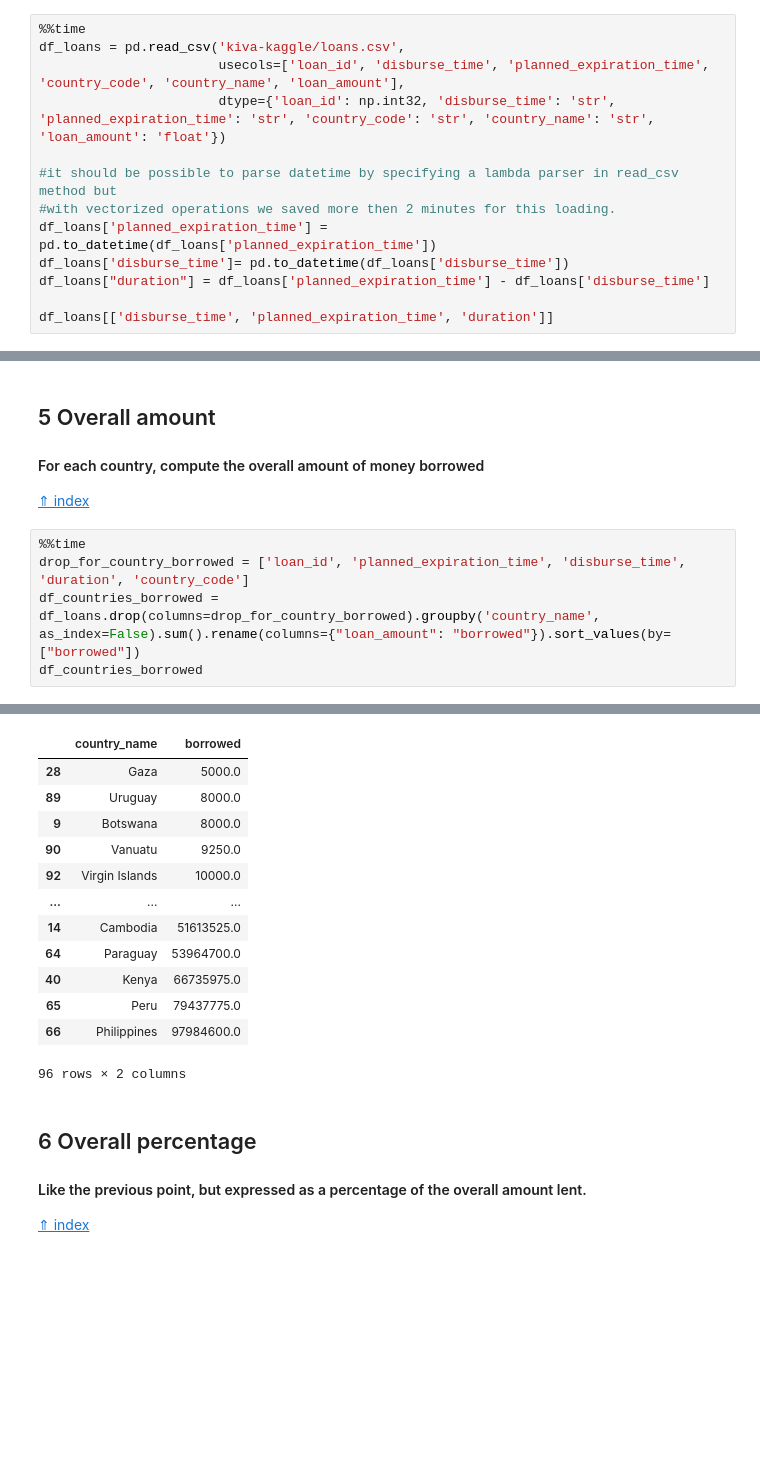
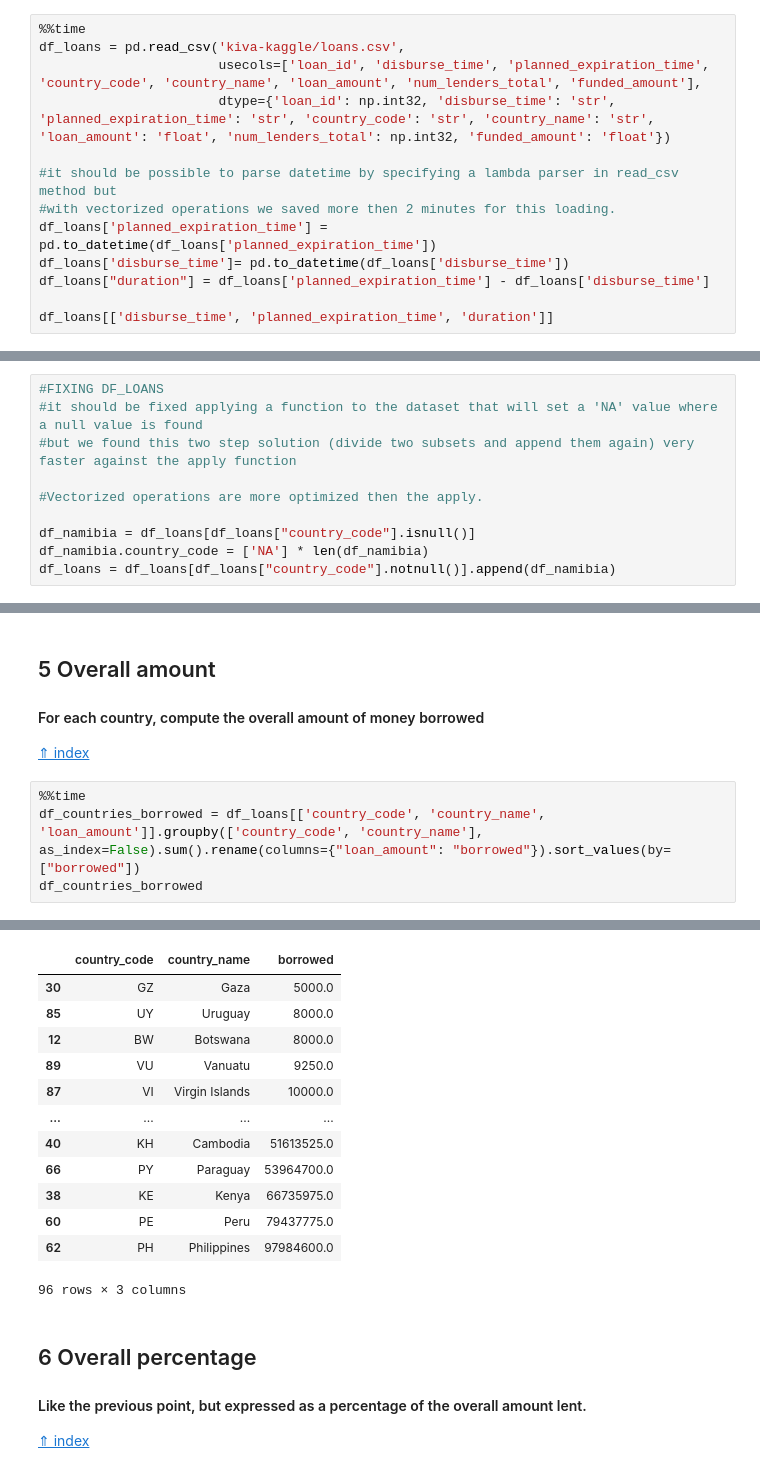
Before and after one commit to kayne87/FoCS, a Jupyter notebook: FoCS.ipynb, the cells around one changed output, grey strips where cells are left out. Saved outputs shown, nothing was run; the diff lists cells and outputs as text; blank space fills up the shorter version.

```diff
--- a/FoCS.ipynb
+++ b/FoCS.ipynb
@@ -81,8 +83,8 @@ Specifying column names and types we can avoid unnecessary data and boost perfor
 # %%
 %%time
 df_loans = pd.read_csv('kiva-kaggle/loans.csv',
-                       usecols=['loan_id', 'disburse_time', 'planned_expiration_time', 'country_code', 'country_name', 'loan_amount'],
-                       dtype={'loan_id': np.int32, 'disburse_time': 'str', 'planned_expiration_time': 'str', 'country_code': 'str', 'country_name': 'str', 'loan_amount': 'float'})
+                       usecols=['loan_id', 'disburse_time', 'planned_expiration_time', 'country_code', 'country_name', 'loan_amount', 'num_lenders_total', 'funded_amount'],
+                       dtype={'loan_id': np.int32, 'disburse_time': 'str', 'planned_expiration_time': 'str', 'country_code': 'str', 'country_name': 'str', 'loan_amount': 'float', 'num_lenders_total': np.int32, 'funded_amount': 'float'})
 
 #it should be possible to parse datetime by specifying a lambda parser in read_csv method but
 #with vectorized operations we saved more then 2 minutes for this loading.
@@ -146,0 +164,10 @@ True
+# %%
+#FIXING DF_LOANS
+#it should be fixed applying a function to the dataset that will set a 'NA' value where a null value is found
+#but we found this two step solution (divide two subsets and append them again) very faster against the apply function
+
+#Vectorized operations are more optimized then the apply.
+
+df_namibia = df_loans[df_loans["country_code"].isnull()]
+df_namibia.country_code = ['NA'] * len(df_namibia)
+df_loans = df_loans[df_loans["country_code"].notnull()].append(df_namibia)
@@ -157,7 +203,6 @@ NameError: name 'drop_for_country_group' is not defined
 [⇑ index](#main)
 # %%
 %%time
-drop_for_country_borrowed = ['loan_id', 'planned_expiration_time', 'disburse_time', 'duration', 'country_code']
-df_countries_borrowed = df_loans.drop(columns=drop_for_country_borrowed).groupby('country_name', as_index=False).sum().rename(columns={"loan_amount": "borrowed"}).sort_values(by=["borrowed"])
+df_countries_borrowed = df_loans[['country_code', 'country_name', 'loan_amount']].groupby(['country_code', 'country_name'], as_index=False).sum().rename(columns={"loan_amount": "borrowed"}).sort_values(by=["borrowed"])
 df_countries_borrowed
 # %% [output]
@@ -165,16 +210,16 @@ Wall time: 114 ms
-|  | country_name | borrowed |
-| 28 | Gaza | 5000.0 |
-| 89 | Uruguay | 8000.0 |
-| 9 | Botswana | 8000.0 |
-| 90 | Vanuatu | 9250.0 |
-| 92 | Virgin Islands | 10000.0 |
-| ... | ... | ... |
-| 14 | Cambodia | 51613525.0 |
-| 64 | Paraguay | 53964700.0 |
-| 40 | Kenya | 66735975.0 |
-| 65 | Peru | 79437775.0 |
-| 66 | Philippines | 97984600.0 |
+|  | country_code | country_name | borrowed |
+| 30 | GZ | Gaza | 5000.0 |
+| 85 | UY | Uruguay | 8000.0 |
+| 12 | BW | Botswana | 8000.0 |
+| 89 | VU | Vanuatu | 9250.0 |
+| 87 | VI | Virgin Islands | 10000.0 |
+| ... | ... | ... | ... |
+| 40 | KH | Cambodia | 51613525.0 |
+| 66 | PY | Paraguay | 53964700.0 |
+| 38 | KE | Kenya | 66735975.0 |
+| 60 | PE | Peru | 79437775.0 |
+| 62 | PH | Philippines | 97984600.0 |
-96 rows × 2 columns
+96 rows × 3 columns
 # %% [markdown]
 ## 6 <a class="anchor" id="overall-amount">Overall percentage</a>
 #### Like the previous point, but expressed as a percentage of the overall amount lent.
```
Also changed, not shown: parts of 36 cells of this notebook.
